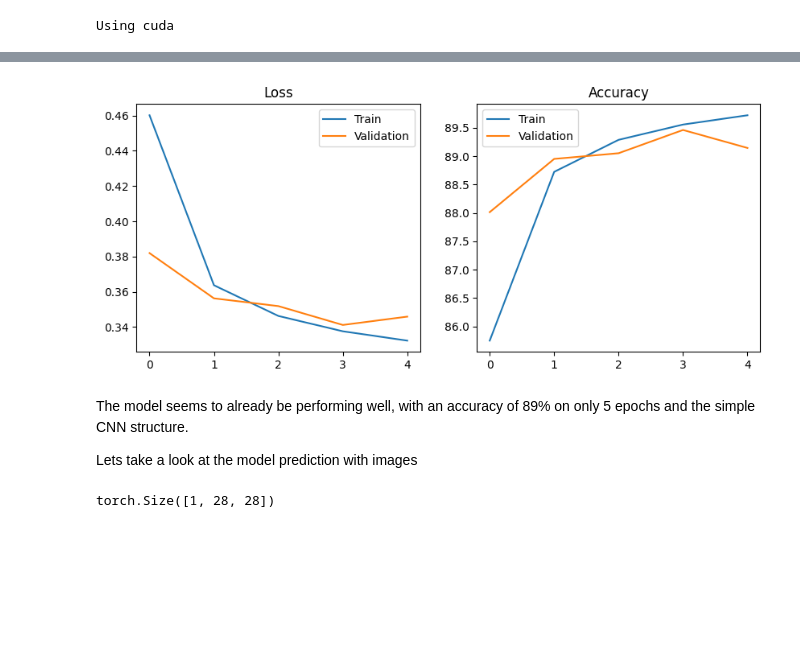
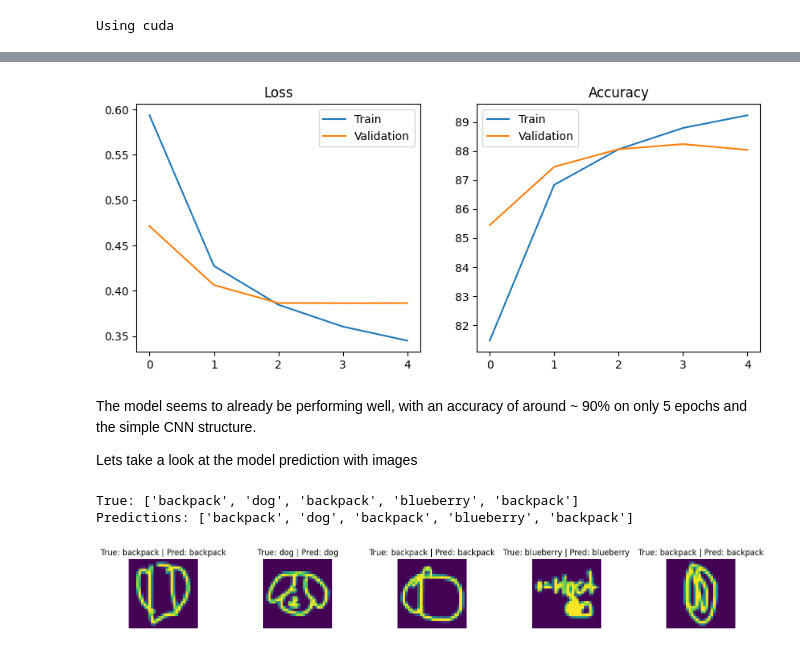
Before and after one commit to SafoanMiah/quick-draw-neural-net, a Jupyter notebook: main.ipynb, the cells around one changed output, grey strips where cells are left out. Cells and saved outputs as stored; diff of their text form; code cells hidden in the pictures; blank space fills up the shorter version.

Commit message:
Complex CNN model implementation – accuracy bug

```diff
--- a/main.ipynb
+++ b/main.ipynb
@@ -278,7 +274,7 @@ def df_to_tensors(df, X='features', y='labels'):
 
     return features, labels, labels_map
 # %%
-features, labels, labels_map = df_to_tensors(bmap.copy())
+features, labels, labels_map = df_to_tensors(bmap.sample(300_000).copy()) # sampling 300k images for testing
 bmap_tensors = list(zip(features, labels))
 # %%
 torch.manual_seed(0)
@@ -422,28 +421,36 @@ Epoch: 5 | Val Loss 0.34588 | Val Acc 89.14%
 # %%
-fig, axs = plt.subplots(1, 2, figsize=(10, 4))
+def plot_metrics(train_loss, val_loss, train_acc, val_acc):
 
-axs[0].plot(train_loss)
-axs[0].plot(val_loss)
-axs[0].set_title('Loss')
-axs[0].legend(['Train', 'Validation'])
+    '''
+    Plotting training and validation metrics
 
-axs[1].plot(train_acc)
-axs[1].plot(val_acc)
-axs[1].set_title('Accuracy')
-axs[1].legend(['Train', 'Validation'])
+    parameters:
+    train_loss: list of training loss
+    val_loss: list of validation loss
+    train_acc: list of training accuracy
+    val_acc: list of validation accuracy
 
-plt.show()
+    output: 2 subplots with loss and accuracy
+    '''
+
+    fig, axs = plt.subplots(1, 2, figsize=(10, 4))
+
+    axs[0].plot(train_loss)
+    axs[0].plot(val_loss)
+    axs[0].set_title('Loss')
+    axs[0].legend(['Train', 'Validation'])
+
+    axs[1].plot(train_acc)
+    axs[1].plot(val_acc)
+    axs[1].set_title('Accuracy')
+    axs[1].legend(['Train', 'Validation'])
+
+    plt.show()
-# %% [output]
-[figure, removed]
+# %%
+plot_metrics(train_loss_1, val_loss_1, train_acc_1, val_acc_1)
+# %% [output]
+[figure, added]
 # %% [markdown]
-The model seems to already be performing well, with an accuracy of 89% on only 5 epochs and the simple CNN structure.
+The model seems to already be performing well, with an accuracy of around ~ 90% on only 5 epochs and the simple CNN structure.
 
 Lets take a look at the model prediction with images
-# %%
-# manual view on
-data, label = next(iter(train_loader))
-image_arr = random.choice(data)
-
-image_arr.shape
-# %% [output]
-torch.Size([1, 28, 28])
@@ -461,0 +510,10 @@ print(pred)
+# %%
+random_pred(n=5,
+             model=model_1,
+             loader=test_loader,
+             label_map=labels_map,
+             visualize=True)
+# %% [output]
+True: ['backpack', 'dog', 'backpack', 'blueberry', 'backpack']
+Predictions: ['backpack', 'dog', 'backpack', 'blueberry', 'backpack']
+[figure, added]
```
Also changed, not shown: parts of 19 cells of this notebook.
